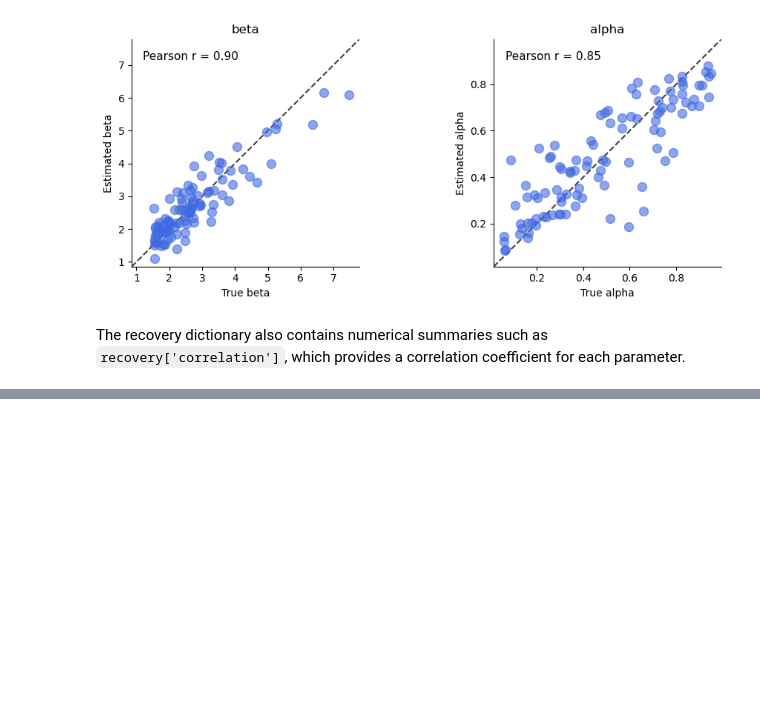
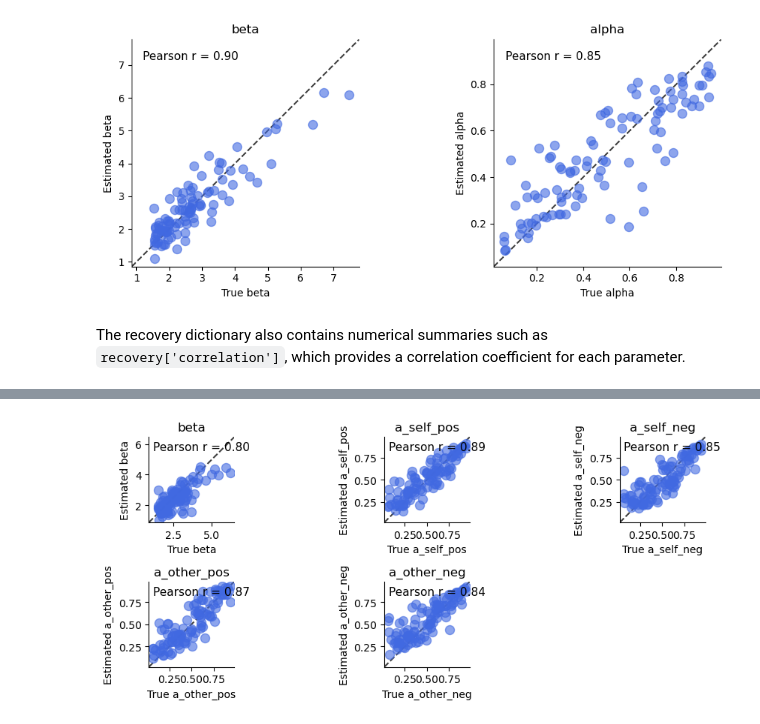
Before and after one commit to shawnrhoads/pyEM, a Jupyter notebook: examples/rl.ipynb, the cells around one changed output, grey strips where cells are left out. Cells and saved outputs as stored; diff of their text form; code cells hidden in the pictures; blank space fills up the shorter version.

```diff
--- a/examples/rl.ipynb
+++ b/examples/rl.ipynb
@@ -45,0 +165,27 @@ parameter.
+# %%
+# simulate computer agents completing the two-armed task
+nsubjects, nblocks, ntrials = 100, 12, 20
+betamin, betamax = .75, 10 # inverse temperature
+alphamin, alphamax = .05, .95 # learning rate
+
+# generate distribution of parameters within range
+beta_rv  = truncnorm((betamin-0)/1, (betamax-0)/1, loc=0, scale=2).rvs(nsubjects)
+a_lo, a_hi = beta_dist.cdf([alphamin, alphamax], 1.1, 1.1)
+alpha_rv = beta_dist.ppf(a_lo + np.random.rand(nsubjects)*(a_hi - a_lo), 1.1, 1.1)
+true_params = np.column_stack((beta_rv, alpha_rv, alpha_rv, alpha_rv, alpha_rv))
+# %%
+# use EMModel.recover to run simulation, fitting and recovery metrics
+model = EMModel(all_data=None, fit_func=rw4a1b_fit,
+                param_names=["beta", "a_self_pos", "a_self_neg", "a_other_pos", "a_other_neg"],
+                param_xform=[norm2beta, norm2alpha, norm2alpha, norm2alpha, norm2alpha],
+                simulate_func=rw4a1b_simulate)
+# %%
+recovery = model.recover(true_params,
+                         pr_inputs=['choices','rewards'],
+                         nblocks=nblocks, ntrials=ntrials
+                         )
+
+# scatter plot of recovered parameters
+fig = model.plot_recovery(recovery)
+# %% [output]
+[figure, added]
```
Also changed, not shown: parts of 11 cells of this notebook.
